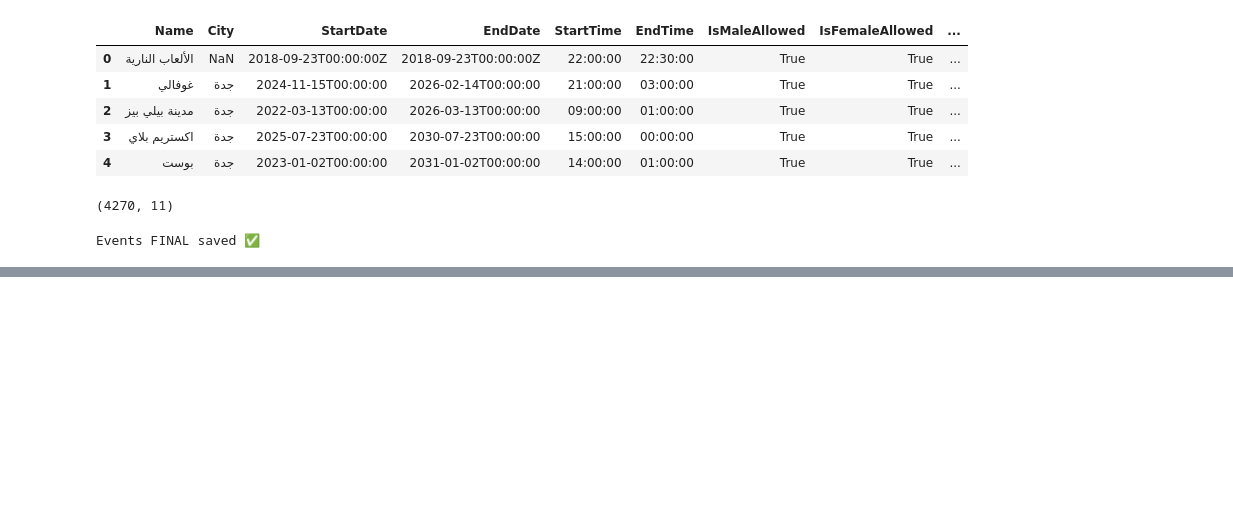
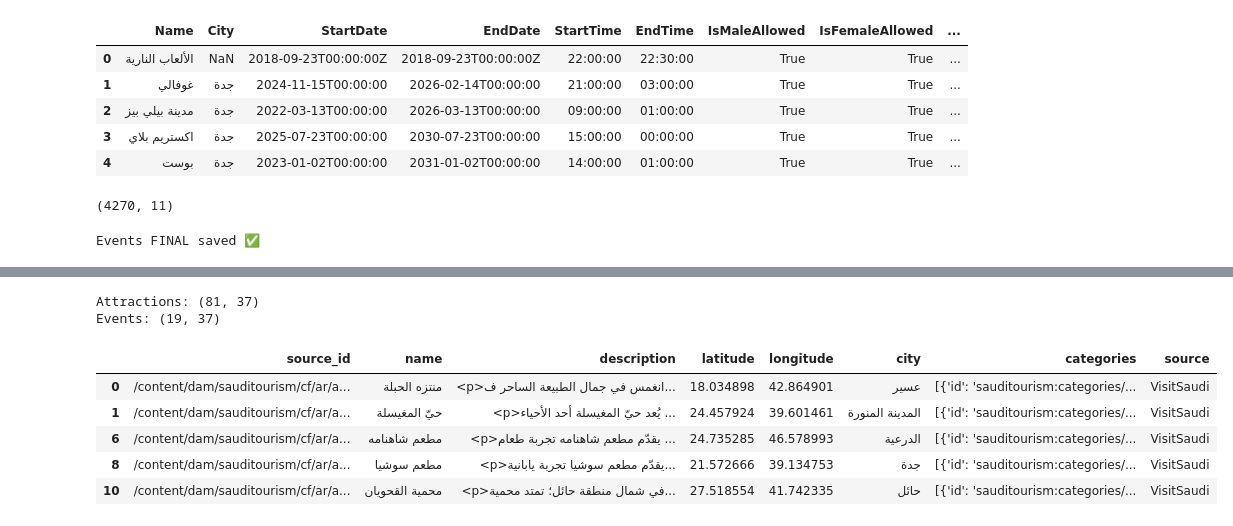
Before and after one commit to MaysAlsalum/DarbakGP, a Jupyter notebook: notebooks/01_exploration.ipynb, the cells around one changed output, grey strips where cells are left out. Drawn from its saved outputs; the diff is of its cells as text; code cells hidden in the pictures; blank space fills up the shorter version.

Commit message:
working on event dataset Cleaning&Normalization

```diff
--- a/notebooks/01_exploration.ipynb
+++ b/notebooks/01_exploration.ipynb
@@ -1083,0 +1114,12 @@ Events FINAL saved ✅
+# %%
+import pandas as pd
+
+path = "../data/raw/historical_sites/visitsaudi_things_to_do.csv"
+
+df = pd.read_csv(path)
+
+print("Shape:", df.shape)
+print("\nColumns:")
+print(df.columns.tolist())
+
+df.head()
@@ -1083,0 +1138,41 @@ Events FINAL saved ✅
+# %%
+# فصل المعالم السياحية
+attractions = df[df["type"] == "معلم سياحي"].copy()
+
+# فصل الفعاليات
+events_vs = df[df["type"] == "فعالية"].copy()
+
+print("Attractions:", attractions.shape)
+print("Events:", events_vs.shape)
+# %% [output]
+Attractions: (81, 37)
+Events: (19, 37)
+# %%
+attractions_clean = attractions[[
+    "id",
+    "title",
+    "description",
+    "lat",
+    "lng",
+    "destination.title",
+    "categories"
+]].copy()
+
+attractions_clean.rename(columns={
+    "id": "source_id",
+    "title": "name",
+    "lat": "latitude",
+    "lng": "longitude",
+    "destination.title": "city"
+}, inplace=True)
+
+attractions_clean["source"] = "VisitSaudi"
+
+attractions_clean.head()
+# %% [output]
+|  | source_id | name | description | latitude | longitude | city | categories | source |
+| 0 | /content/dam/sauditourism/cf/ar/a... | منتزه الحبلة | <p>انغمس في جمال الطبيعة الساحر ف... | 18.034898 | 42.864901 | عسير | [{'id': 'sauditourism:categories/... | VisitSaudi |
+| 1 | /content/dam/sauditourism/cf/ar/a... | حيّ المغيسلة | <p>يُعد حيّ المغيسلة أحد الأحياء ... | 24.457924 | 39.601461 | المدينة المنورة | [{'id': 'sauditourism:categories/... | VisitSaudi |
+| 6 | /content/dam/sauditourism/cf/ar/a... | مطعم شاهنامه | <p>يقدّم مطعم شاهنامه تجربة طعام ... | 24.735285 | 46.578993 | الدرعية | [{'id': 'sauditourism:categories/... | VisitSaudi |
+| 8 | /content/dam/sauditourism/cf/ar/a... | مطعم سوشيا | <p>يقدّم مطعم سوشيا تجربة يابانية... | 21.572666 | 39.134753 | جدة | [{'id': 'sauditourism:categories/... | VisitSaudi |
+| 10 | /content/dam/sauditourism/cf/ar/a... | محمية القحويان | <p>في شمال منطقة حائل؛ تمتد محمية... | 27.518554 | 41.742335 | حائل | [{'id': 'sauditourism:categories/... | VisitSaudi |
```
Also changed, not shown: parts of 44 cells of this notebook, 6 other files.
